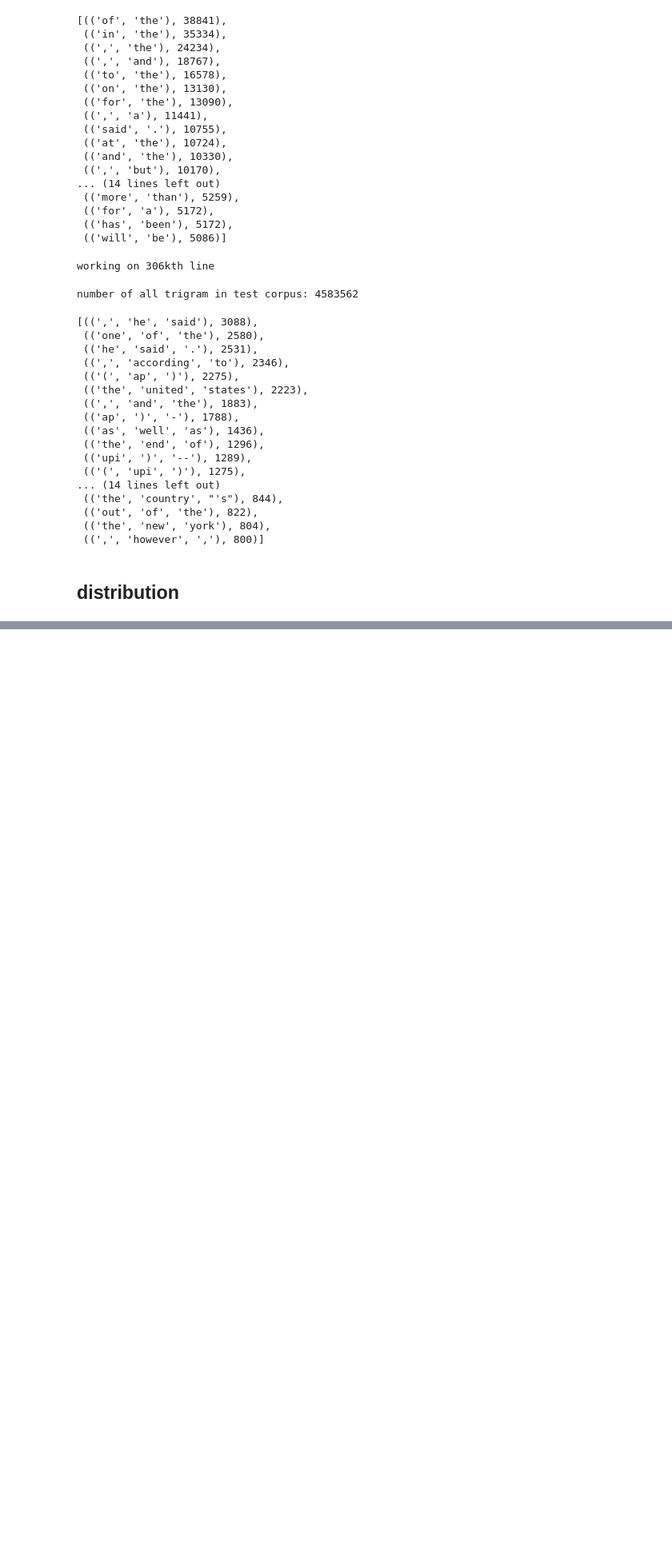
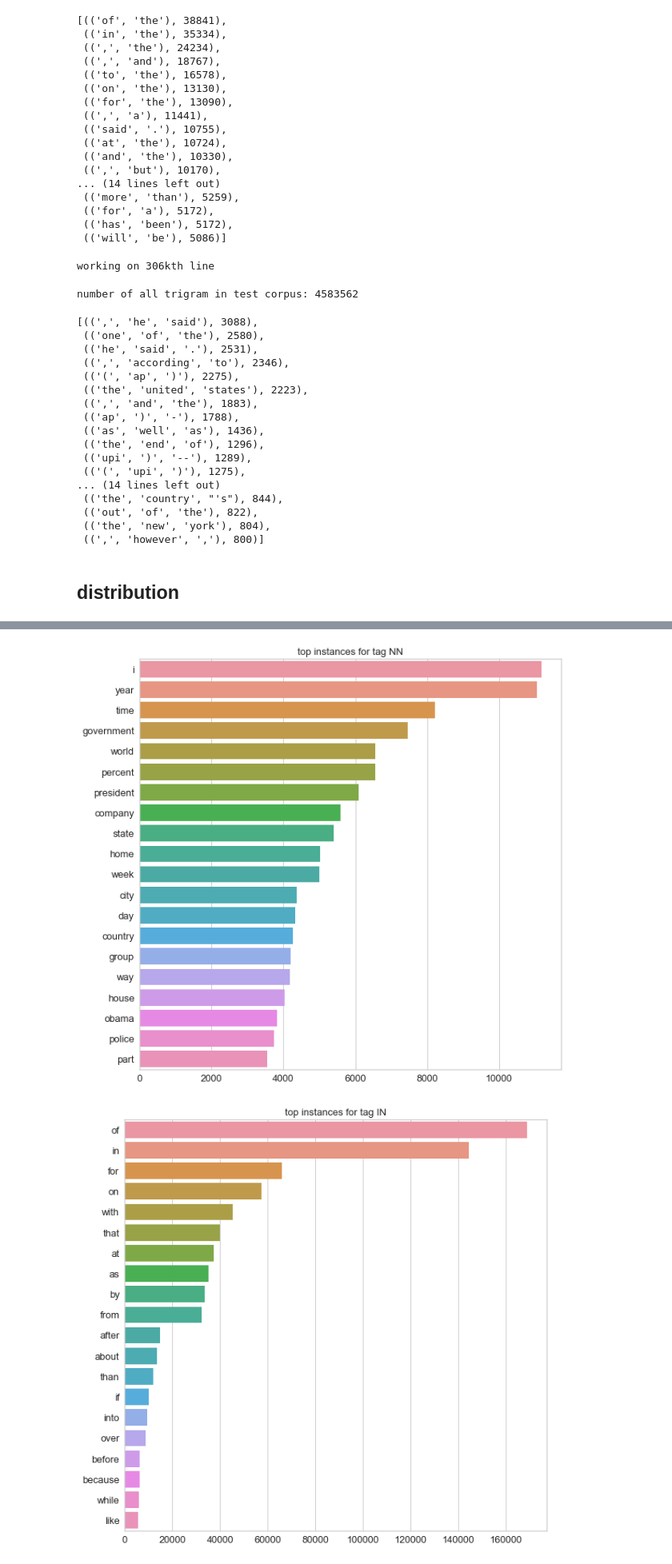
Before and after one commit to Asia19/BWI_project, a Jupyter notebook: src/1-test_data_analysis.ipynb, the cells around one changed output, grey strips where cells are left out. Shown at 80% size. Drawn from its saved outputs; the diff is of its cells as text; code cells hidden in the pictures; blank space fills up the shorter version.

```diff
--- a/src/1-test_data_analysis.ipynb
+++ b/src/1-test_data_analysis.ipynb
@@ -237,0 +239,17 @@ for step, bigram_tag in enumerate(bigram_tags):
+# %%
+def plot_top_pos_instances(tagged_unigrams_counter, pos, n):
+    instances_counter = Counter({tag[0]:count for tag, count in tagged_unigrams_counter.items() if tag[1]==pos})
+    top = instances_counter.most_common(n)
+    x, y = zip(*top)
+    x, y = list(x),list(y)
+    plt.figure(figsize=[10,10])
+    plt.xticks(fontsize=13)
+    plt.yticks(fontsize=13)
+    plt.title(f'top instances for tag {pos}',fontsize=13)
+    sns.barplot(x=y,y=x)
+# %%
+for tag, _ in unigram_tags_counter.most_common(5):
+    plot_top_pos_instances(tagged_unigrams_counter, tag, 20)
+# %% [output]
+[figure, added]
+[figure, added]
```
Also changed, not shown: parts of 19 cells of this notebook.
